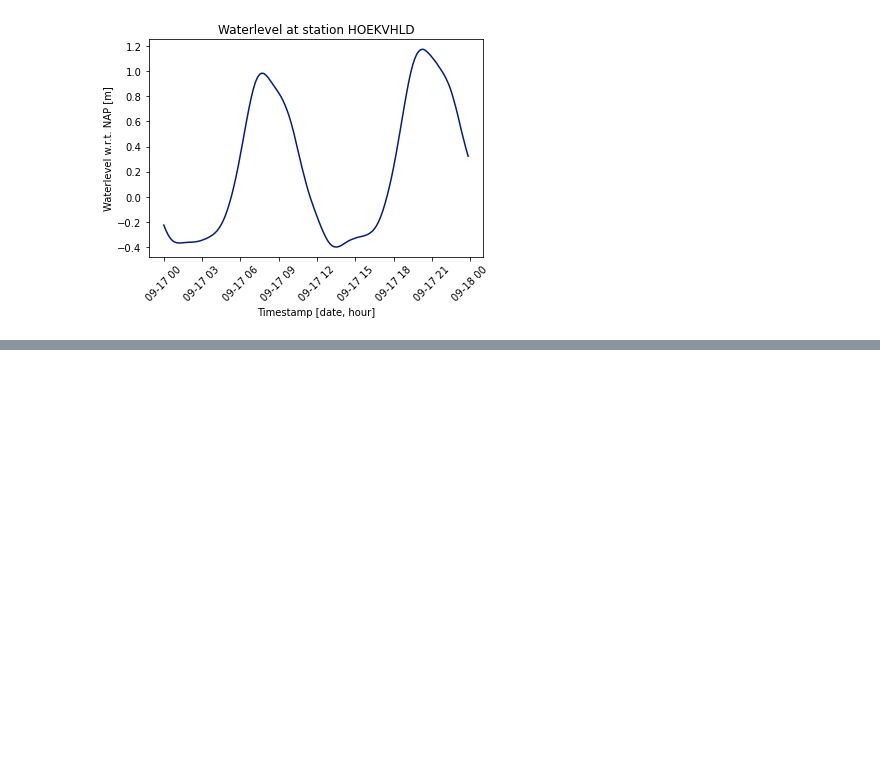
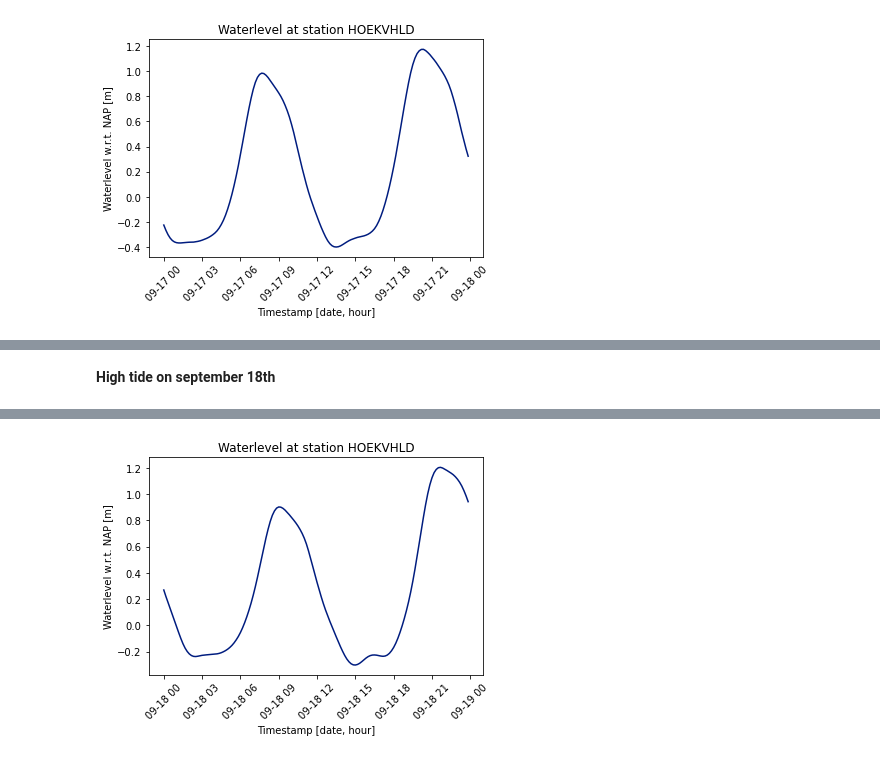
Before and after one commit to CasparJungbacker/BScThesis, a Jupyter notebook: plot_his_data.ipynb, the cells around one changed output, grey strips where cells are left out. Saved outputs shown, nothing was run; the diff lists cells and outputs as text; code cells hidden in the pictures; blank space fills up the shorter version.

```diff
--- a/plot_his_data.ipynb
+++ b/plot_his_data.ipynb
@@ -139,0 +173,3 @@ if save_plots:
+# %%
+ts = HVH_waterlevel.var_times
+wl = HVH_waterlevel
@@ -139,0 +212,17 @@ if save_plots:
+# %% [markdown]
+**High tide on september 18th**
+# %%
+fig, ax = plt.subplots()
+wl_18th = HVH_waterlevel[HVH_waterlevel.var_times.dt.day==18]
+ts_18th = HVH_waterlevel.var_times[HVH_waterlevel.var_times.dt.day==18]
+ax.plot(ts_18th, wl_18th)
+ax.tick_params(axis="x", rotation=45)
+ax.set_xlabel("Timestamp [date, hour]")
+ax.set_ylabel("Waterlevel w.r.t. NAP [m]")
+ax.set_title("Waterlevel at station HOEKVHLD")
+
+i_wl = wl[(ts.dt.day==18)&(ts.dt.hour<12)].argmax()
+d_ts = np.array(ts[(ts.dt.day==18)&(ts.dt.hour<12)])
+
+print(d_ts[i_wl])
+# %% [output]
@@ -139,0 +230 @@ if save_plots:
+[figure, added]
```
Also changed, not shown: parts of 19 cells of this notebook, 4 other files.
